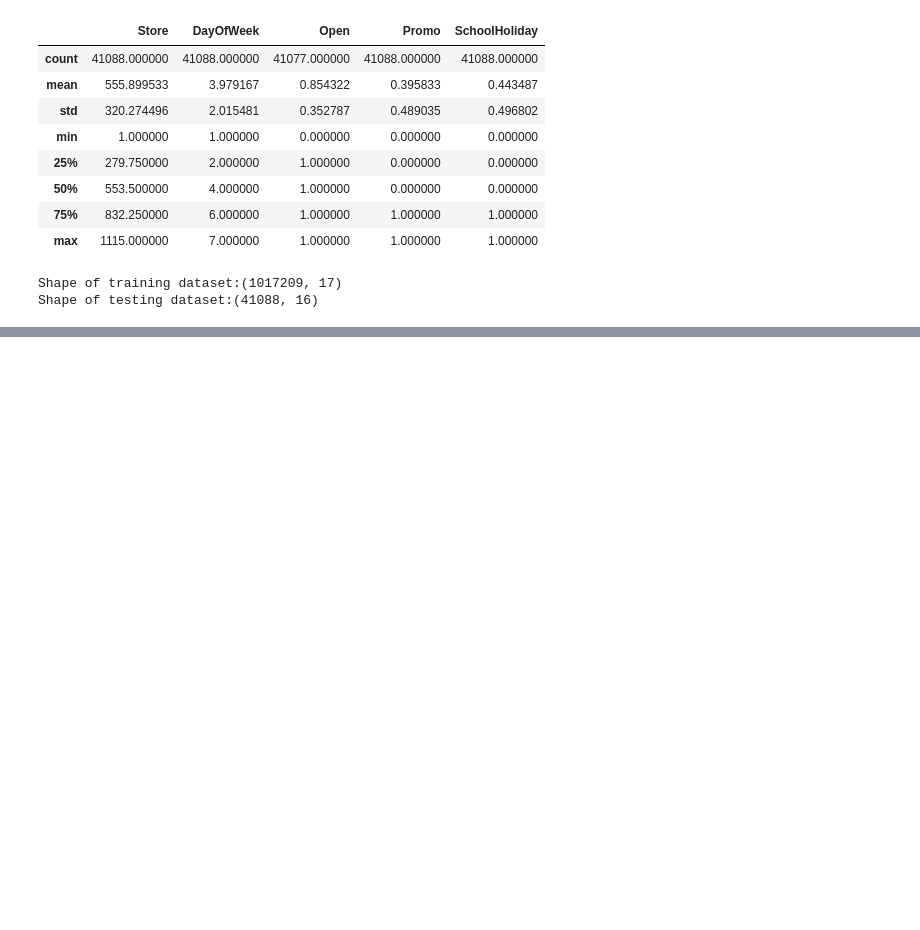
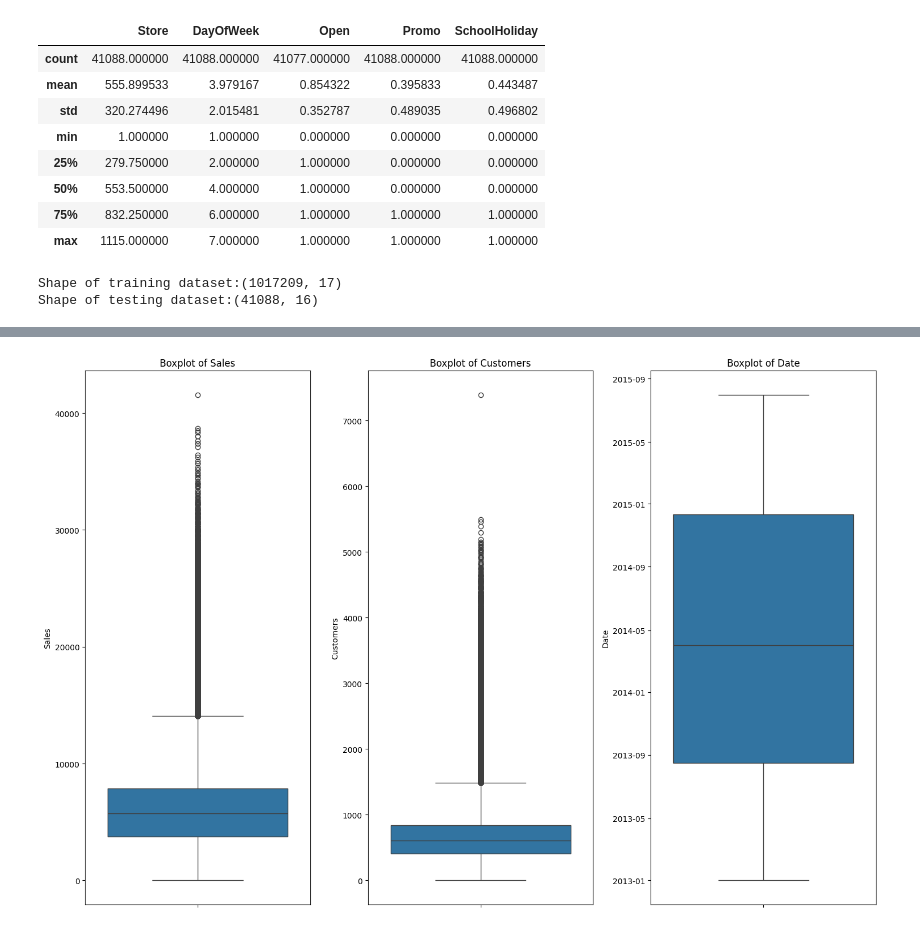
Before and after one commit to ab3lT/10-Academy-Week-4, a Jupyter notebook: notebook/eda.ipynb, the cells around one changed output, grey strips where cells are left out. Cells and saved outputs as stored; diff of their text form; code cells hidden in the pictures; blank space fills up the shorter version.

Commit message:
Add DataProcessing

```diff
--- a/notebook/eda.ipynb
+++ b/notebook/eda.ipynb
@@ -95,0 +122,13 @@ Shape of testing dataset:(41088, 16)
+# %%
+# Convert the Date column to datetime64 in both training and testing dataset
+train_data['Date'] = pd.to_datetime(train_data['Date'])
+test_data['Date'] = pd.to_datetime(test_data['Date'])
+
+# # Map the StateHolday column from object to int64 in both training and testing dataset
+# '''     'a': 1,  # Public holiday
+#         'b': 2,  # Easter holiday
+#         'c': 3,  # Christmas
+#         '0': 0   # No holiday
+# '''
+# train_data = DataProcessing.convert_state_holiday(train_data)
+# test_data = DataProcessing.convert_state_holiday(test_data)
@@ -95,0 +163,30 @@ Shape of testing dataset:(41088, 16)
+# %%
+# List of columns to drop
+cols_to_drop = ['Promo2SinceWeek', 'Promo2SinceYear','PromoInterval', 'CompetitionOpenSinceMonth', 'CompetitionOpenSinceYear']
+
+# Drop specified columns from both datasets
+train_data.drop(columns=cols_to_drop, axis=1, inplace=True)
+test_data.drop(columns=cols_to_drop, axis=1, inplace=True)
+# %%
+# Impute CompetitionDistance with median
+train_data.fillna({'CompetitionDistance':train_data['CompetitionDistance'].median()}, inplace=True)
+test_data.fillna({'CompetitionDistance':test_data['CompetitionDistance'].median()}, inplace=True)
+
+# Impute Open column in test data with mode
+test_data.fillna({'Open':test_data['Open'].mode()[0]}, inplace=True)
+# %%
+# Define the variables for outlier detection
+variables = ['Sales', 'Customers', 'Date']
+
+# Create boxplots for outlier detection
+plt.figure(figsize=(15, 10))
+for i, var in enumerate(variables, 1):
+    plt.subplot(1, len(variables), i)
+    sns.boxplot(y=train_data[var])
+    plt.title(f'Boxplot of {var}')
+    plt.xlabel('')
+
+plt.tight_layout()
+plt.show()
+# %% [output]
+[figure, added]
```
Also changed, not shown: parts of 2 cells of this notebook.
